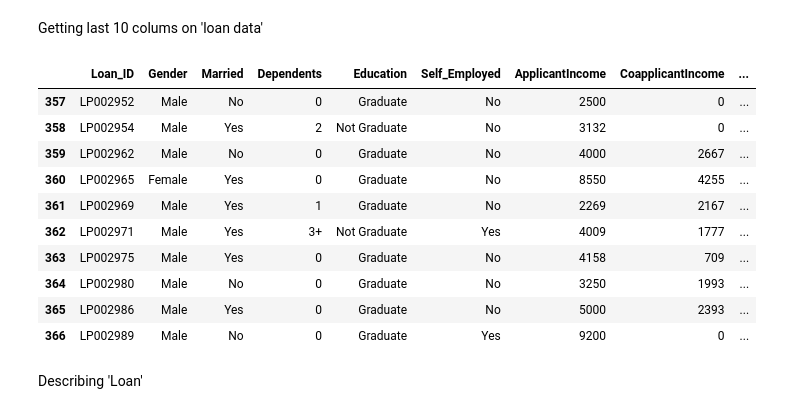
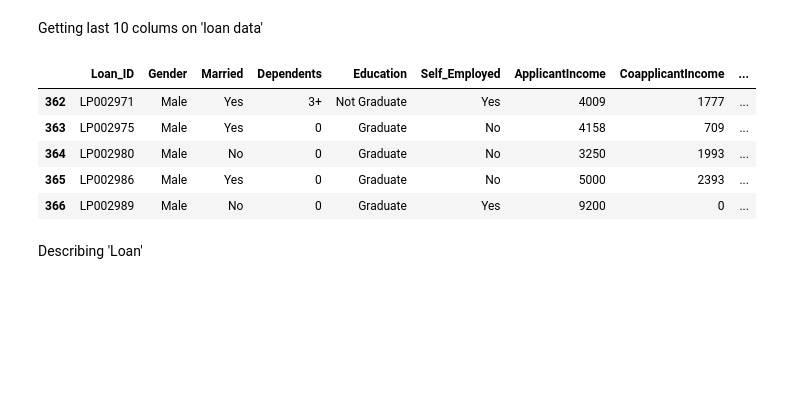
Before and after one commit to Ayomide-ola/UCDPA_Ayomide, a Jupyter notebook: Loan_project_analysis.ipynb, the cells around one changed output. Cells and saved outputs as stored; diff of their text form; code cells hidden in the pictures; blank space fills up the shorter version.

```diff
--- a/Loan_project_analysis.ipynb
+++ b/Loan_project_analysis.ipynb
@@ -44,14 +44,9 @@ loan.head(10)
 # %% [markdown]
 Getting last 10 colums on 'loan data'
 # %%
-loan.tail(10)
+loan.tail(5)
 # %% [output]
 |  | Loan_ID | Gender | Married | Dependents | Education | Self_Employed | ApplicantIncome | CoapplicantIncome | ... |
-| 357 | LP002952 | Male | No | 0 | Graduate | No | 2500 | 0 | ... |
-| 358 | LP002954 | Male | Yes | 2 | Not Graduate | No | 3132 | 0 | ... |
-| 359 | LP002962 | Male | No | 0 | Graduate | No | 4000 | 2667 | ... |
-| 360 | LP002965 | Female | Yes | 0 | Graduate | No | 8550 | 4255 | ... |
-| 361 | LP002969 | Male | Yes | 1 | Graduate | No | 2269 | 2167 | ... |
 | 362 | LP002971 | Male | Yes | 3+ | Not Graduate | Yes | 4009 | 1777 | ... |
 | 363 | LP002975 | Male | Yes | 0 | Graduate | No | 4158 | 709 | ... |
 | 364 | LP002980 | Male | No | 0 | Graduate | No | 3250 | 1993 | ... |
```
Also changed, not shown: parts of 7 cells of this notebook.
